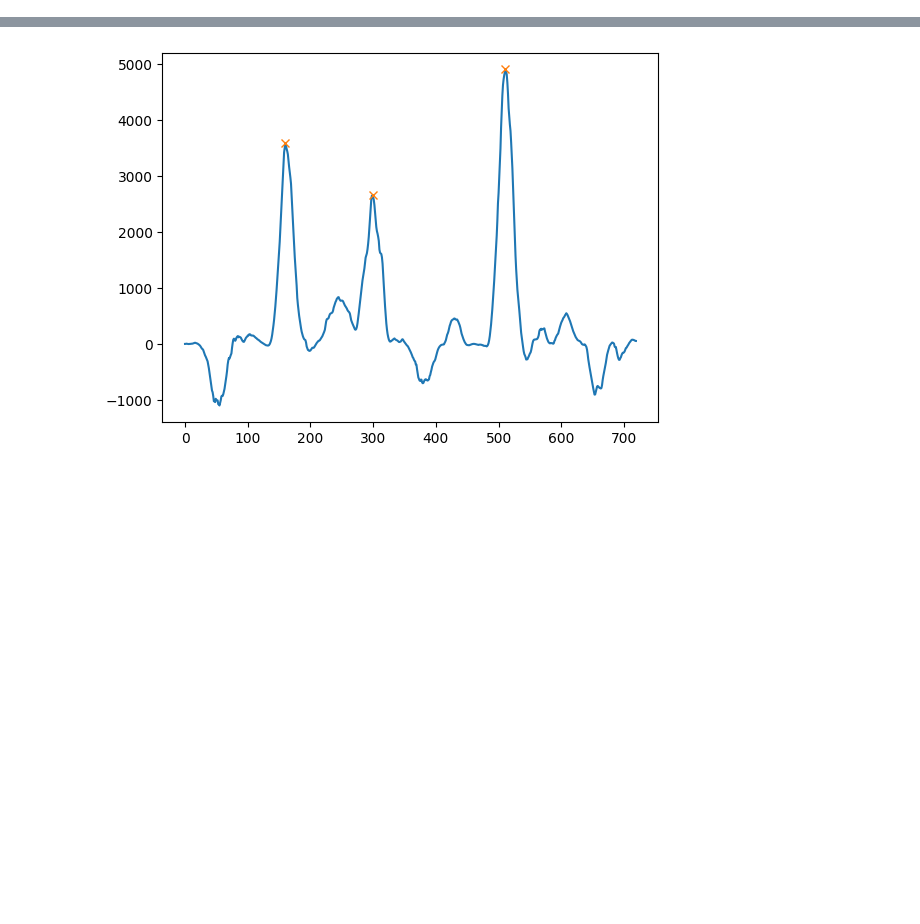
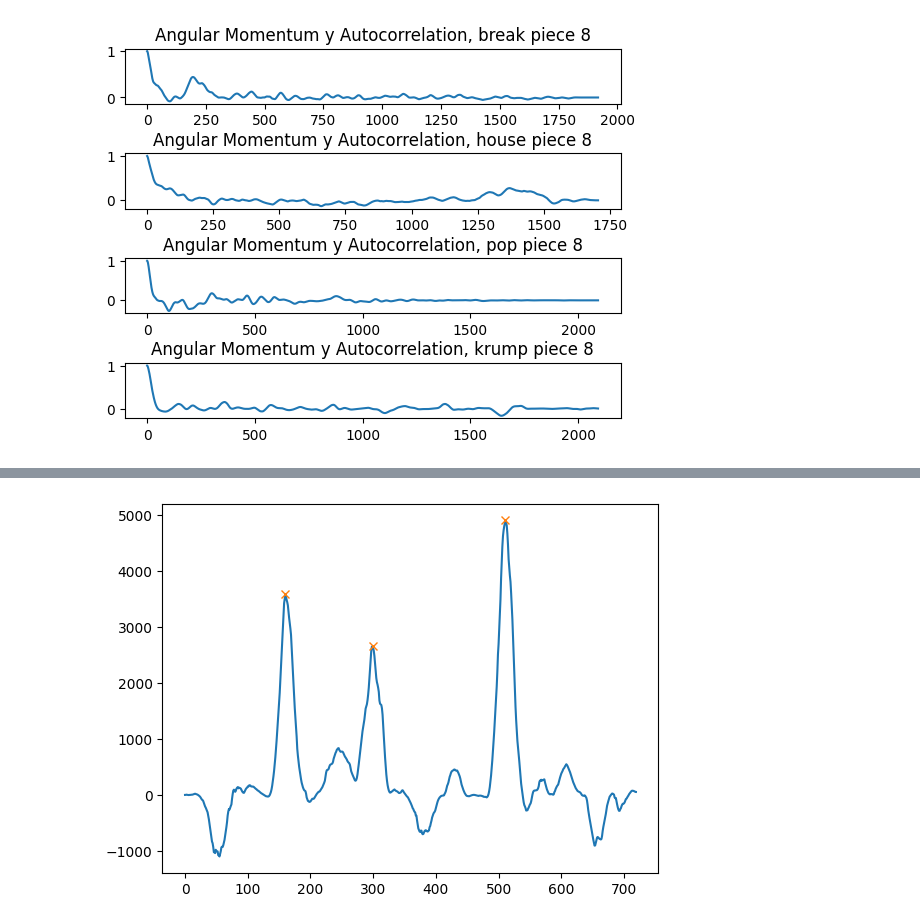
Before and after one commit to tBenBaker/MovementClassifier, a Jupyter notebook: DanceProj1/notebooks/scratch_feature_explore.ipynb, the cells around one changed output, grey strips where cells are left out. Cells and saved outputs as stored; diff of their text form; code cells hidden in the pictures; blank space fills up the shorter version.

```diff
--- a/DanceProj1/notebooks/scratch_feature_explore.ipynb
+++ b/DanceProj1/notebooks/scratch_feature_explore.ipynb
@@ -122,0 +120,32 @@ plt.show()
+# %%
+#angular momentum autocorrelation, y-dimension, for a break, house, pop, and krump piece. Four separate figures
+x1 = np.correlate(angmombr[:,1], angmombr[:,1], mode='full')
+x1 = x1[len(x1)//2:] #take only positive lags
+x1 = x1 / x1[0] #normalize
+
+x2 = np.correlate(angmomho[:,1], angmomho[:,1], mode='full')
+x2 = x2[len(x2)//2:] #take only positive lags
+x2 = x2 / x2[0] #normalize
+
+x3 = np.correlate(angmompo[:,1], angmompo[:,1], mode='full')
+x3 = x3[len(x3)//2:] #take only positive lags
+x3 = x3 / x3[0] #normalize
+
+x4 = np.correlate(angmomkr[:,1], angmomkr[:,1], mode='full')
+x4 = x4[len(x4)//2:] #take only positive lags
+x4 = x4 / x4[0] #normalize
+
+fig, ax = plt.subplots(4, 1)
+ax[0].plot(x1)
+ax[0].set_title('Angular Momentum y Autocorrelation, break piece 8')
+ax[1].plot(x2)
+ax[1].set_title('Angular Momentum y Autocorrelation, house piece 8')
+ax[2].plot(x3)
+ax[2].set_title('Angular Momentum y Autocorrelation, pop piece 8')
+ax[3].plot(x4)
+ax[3].set_title('Angular Momentum y Autocorrelation, krump piece 8')
+#create virtual space between subplots
+fig.subplots_adjust(hspace=0.9)
+plt.show()
+# %% [output]
+[figure, added]
```
Also changed, not shown: parts of 30 cells of this notebook, 9 other files.
